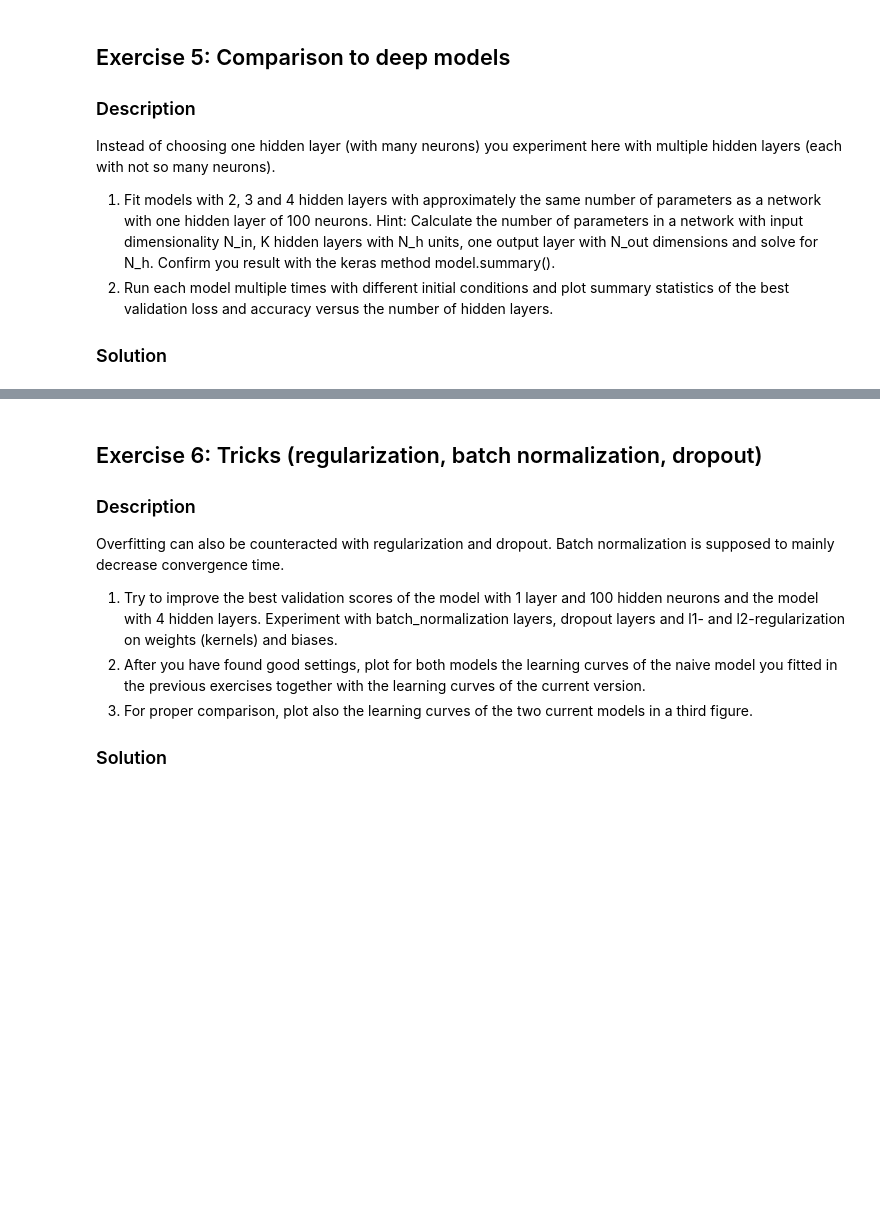
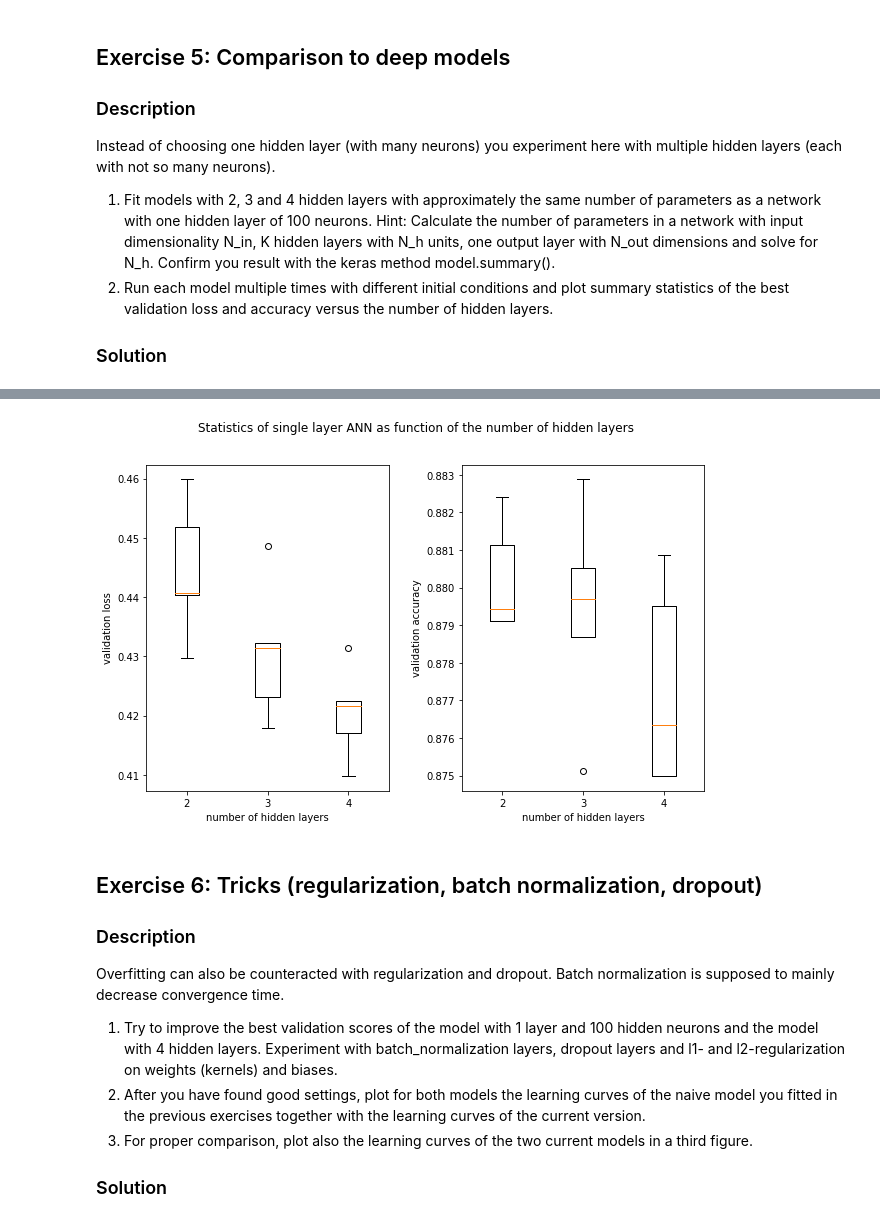
Before and after one commit to adrian-valente/ANN_project1, a Jupyter notebook: miniproject1.ipynb, the cells around one changed output, grey strips where cells are left out. Cells and saved outputs as stored; diff of their text form; code cells hidden in the pictures; blank space fills up the shorter version.

```diff
--- a/miniproject1.ipynb
+++ b/miniproject1.ipynb
@@ -781,0 +907,28 @@ Instead of choosing one hidden layer (with many neurons) you experiment here wit
+# %%
+losses, accuracies = [], []
+losses_2, accuracies_2 = [], []
+for histo in histories_2:
+    losses_2.append(np.min(histo.history['val_loss']))
+    accuracies_2.append(np.max(histo.history['val_acc']))
+print(losses_2)
+print(accuracies_2)
+losses.append(losses_2)
+accuracies.append(accuracies_2)
+
+losses_3, accuracies_3 = [], []
+for histo in histories_3:
+    losses_3.append(np.min(histo.history['val_loss']))
+    accuracies_3.append(np.max(histo.history['val_acc']))
+print(losses_3)
+print(accuracies_3)
+losses.append(losses_3)
+accuracies.append(accuracies_3)
+
+losses_4, accuracies_4 = [], []
+for histo in histories_4:
+    losses_4.append(np.min(histo.history['val_loss']))
+    accuracies_4.append(np.max(histo.history['val_acc']))
+print(losses_4)
+print(accuracies_4)
+losses.append(losses_4)
+accuracies.append(accuracies_4)
@@ -782,3 +942,18 @@ Instead of choosing one hidden layer (with many neurons) you experiment here wit
+# %%
+plt.figure()
+ax = plt.subplot(121)
+ax.boxplot(losses, labels=['2', '3', '4'])
+ax.set_xlabel("number of hidden layers")
+ax.set_ylabel("validation loss")
+ax = plt.subplot(122)
+ax.boxplot(accuracies, labels=['2', '3', '4'])
+ax.set_xlabel("number of hidden layers")
+ax.set_ylabel("validation accuracy")
+plt.suptitle("Statistics of single layer ANN as function of the number of hidden layers")
+plt.subplots_adjust(wspace=0.3)
+plt.show()
+# %% [output]
+[figure, added]
 # %% [markdown]
 ## Exercise 6: Tricks (regularization, batch normalization, dropout)
 
```
Also changed, not shown: parts of 9 cells of this notebook.
